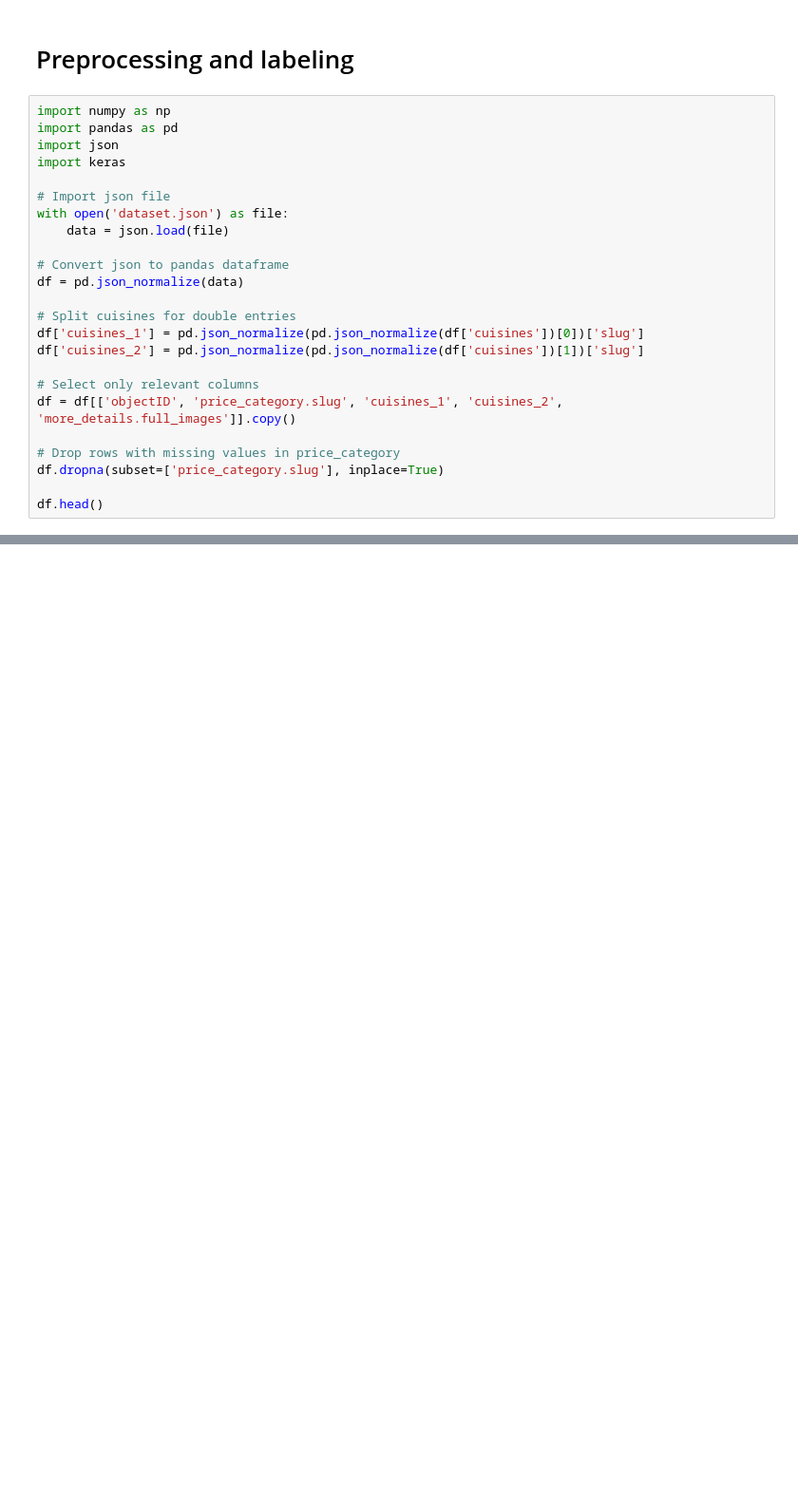
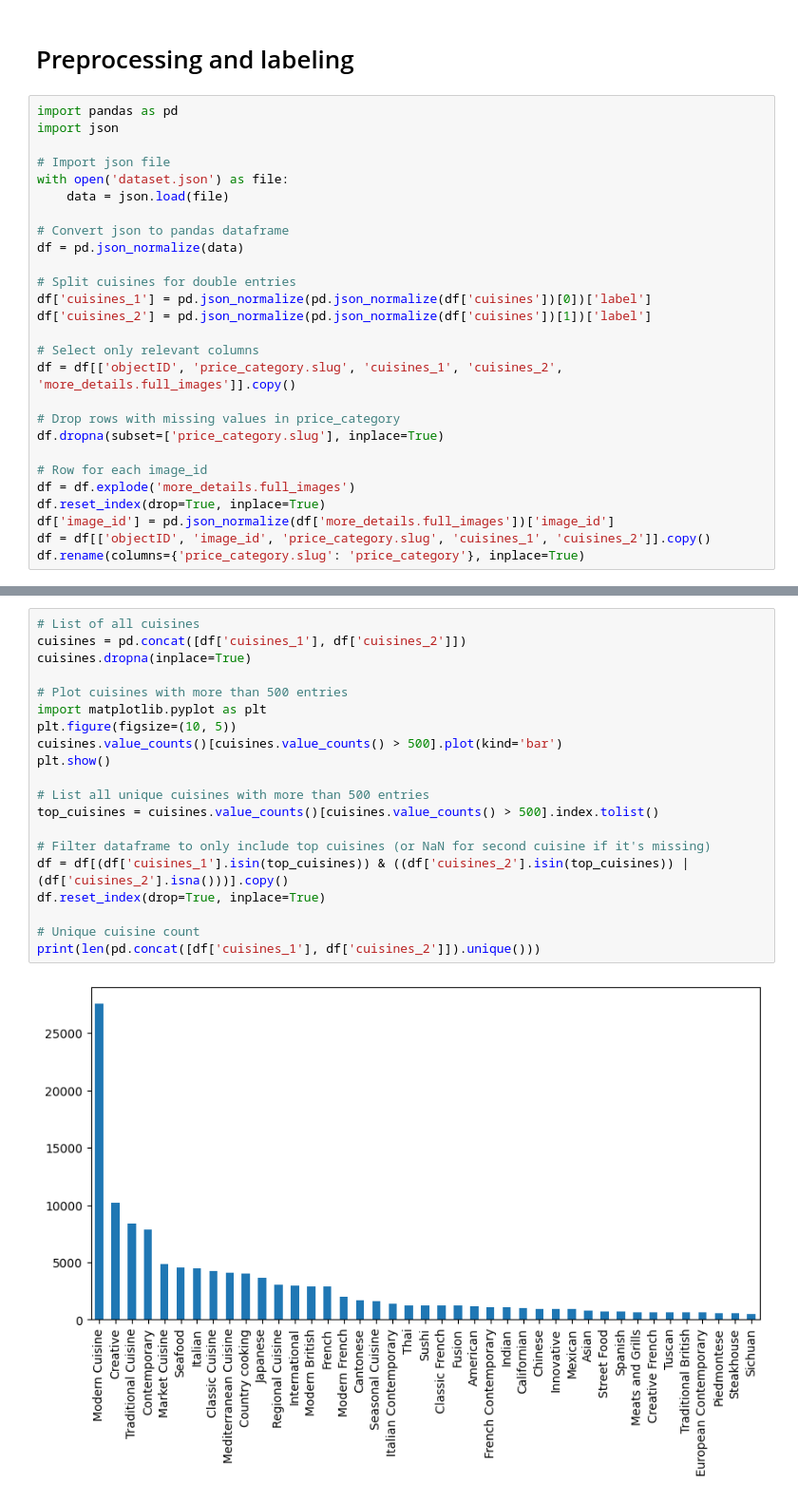
Before and after one commit to StefHerregods/AdvancedAnalytics_projects, a Jupyter notebook: assignment-2/preprocessing.ipynb, the cells around one changed output, grey strips where cells are left out. Shown: that part at 95% size. Saved outputs shown, nothing was run; the diff lists cells and outputs as text; blank space fills up the shorter version.

```diff
--- a/assignment-2/preprocessing.ipynb
+++ b/assignment-2/preprocessing.ipynb
@@ -1,10 +1,8 @@
 # %% [markdown]
 # Preprocessing and labeling
 # %%
-import numpy as np
 import pandas as pd
 import json
-import keras
 
 # Import json file
 with open('dataset.json') as file:
@@ -14,8 +12,8 @@ with open('dataset.json') as file:
 df = pd.json_normalize(data)
 
 # Split cuisines for double entries
-df['cuisines_1'] = pd.json_normalize(pd.json_normalize(df['cuisines'])[0])['slug']
-df['cuisines_2'] = pd.json_normalize(pd.json_normalize(df['cuisines'])[1])['slug']
+df['cuisines_1'] = pd.json_normalize(pd.json_normalize(df['cuisines'])[0])['label']
+df['cuisines_2'] = pd.json_normalize(pd.json_normalize(df['cuisines'])[1])['label']
 
 # Select only relevant columns
 df = df[['objectID', 'price_category.slug', 'cuisines_1', 'cuisines_2', 'more_details.full_images']].copy()
@@ -23,4 +21,9 @@ df = df[['objectID', 'price_category.slug', 'cuisines_1', 'cuisines_2', 'more_de
 # Drop rows with missing values in price_category
 df.dropna(subset=['price_category.slug'], inplace=True)
 
-df.head()
+# Row for each image_id
+df = df.explode('more_details.full_images')
+df.reset_index(drop=True, inplace=True)
+df['image_id'] = pd.json_normalize(df['more_details.full_images'])['image_id']
+df = df[['objectID', 'image_id', 'price_category.slug', 'cuisines_1', 'cuisines_2']].copy()
+df.rename(columns={'price_category.slug': 'price_category'}, inplace=True)
@@ -45,0 +32,22 @@ images_df.head()
+# %%
+# List of all cuisines
+cuisines = pd.concat([df['cuisines_1'], df['cuisines_2']])
+cuisines.dropna(inplace=True)
+
+# Plot cuisines with more than 500 entries
+import matplotlib.pyplot as plt
+plt.figure(figsize=(10, 5))
+cuisines.value_counts()[cuisines.value_counts() > 500].plot(kind='bar')
+plt.show()
+
+# List all unique cuisines with more than 500 entries
+top_cuisines = cuisines.value_counts()[cuisines.value_counts() > 500].index.tolist()
+
+# Filter dataframe to only include top cuisines (or NaN for second cuisine if it's missing)
+df = df[(df['cuisines_1'].isin(top_cuisines)) & ((df['cuisines_2'].isin(top_cuisines)) | (df['cuisines_2'].isna()))].copy()
+df.reset_index(drop=True, inplace=True)
+
+# Unique cuisine count
+print(len(pd.concat([df['cuisines_1'], df['cuisines_2']]).unique()))
+# %% [output]
+[figure, added]
```
Also changed, not shown: parts of 6 cells of this notebook, 1 other file.
